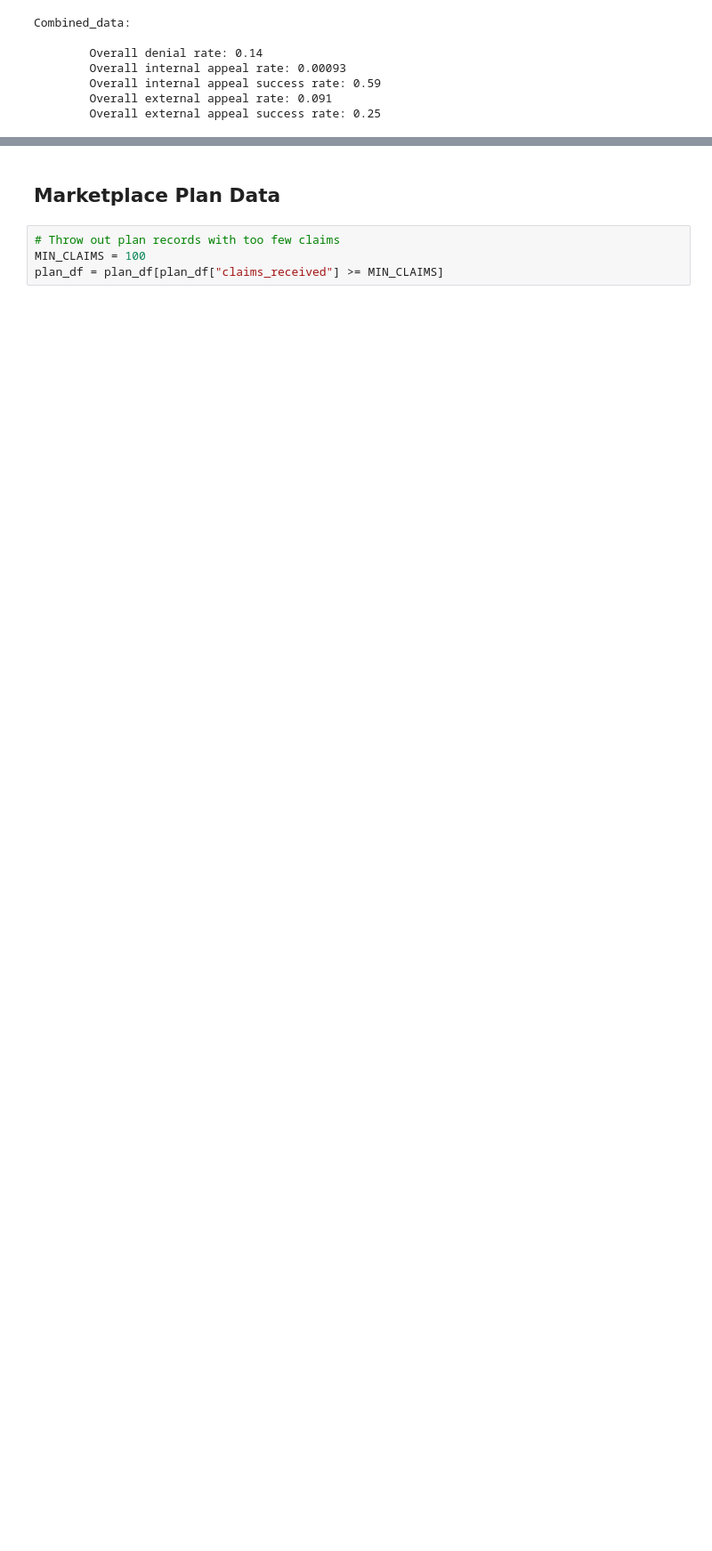
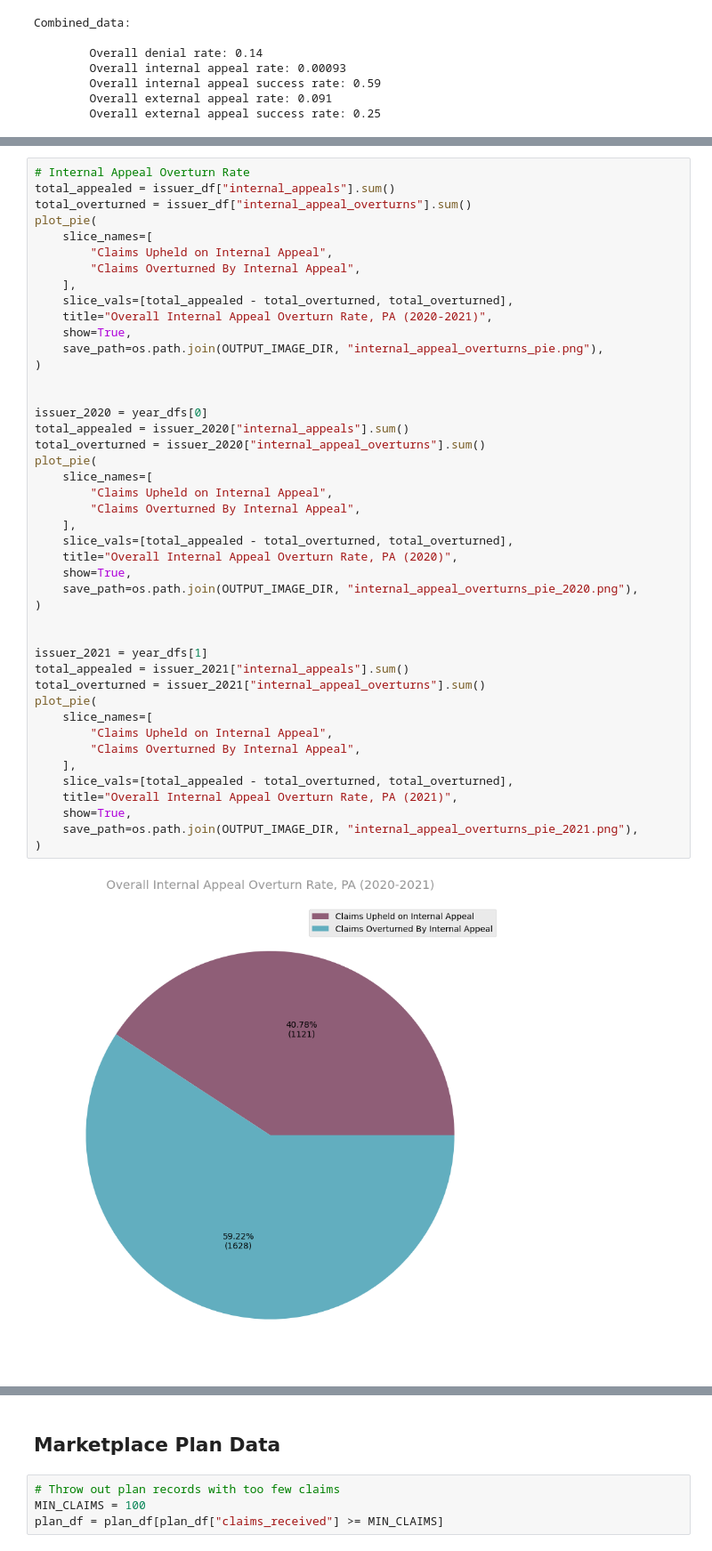
Before and after one commit to TPAFS/investigations, a Jupyter notebook: investigations/claims_denials/pa_claims.ipynb, the cells around one changed output, grey strips where cells are left out. Shown at 89% size. Drawn from its saved outputs; the diff is of its cells as text; blank space fills up the shorter version.

```diff
--- a/investigations/claims_denials/pa_claims.ipynb
+++ b/investigations/claims_denials/pa_claims.ipynb
@@ -609,0 +647,46 @@ plot_pie(
+# %%
+# Internal Appeal Overturn Rate
+total_appealed = issuer_df["internal_appeals"].sum()
+total_overturned = issuer_df["internal_appeal_overturns"].sum()
+plot_pie(
+    slice_names=[
+        "Claims Upheld on Internal Appeal",
+        "Claims Overturned By Internal Appeal",
+    ],
+    slice_vals=[total_appealed - total_overturned, total_overturned],
+    title="Overall Internal Appeal Overturn Rate, PA (2020-2021)",
+    show=True,
+    save_path=os.path.join(OUTPUT_IMAGE_DIR, "internal_appeal_overturns_pie.png"),
+)
+
+
+issuer_2020 = year_dfs[0]
+total_appealed = issuer_2020["internal_appeals"].sum()
+total_overturned = issuer_2020["internal_appeal_overturns"].sum()
+plot_pie(
+    slice_names=[
+        "Claims Upheld on Internal Appeal",
+        "Claims Overturned By Internal Appeal",
+    ],
+    slice_vals=[total_appealed - total_overturned, total_overturned],
+    title="Overall Internal Appeal Overturn Rate, PA (2020)",
+    show=True,
+    save_path=os.path.join(OUTPUT_IMAGE_DIR, "internal_appeal_overturns_pie_2020.png"),
+)
+
+
+issuer_2021 = year_dfs[1]
+total_appealed = issuer_2021["internal_appeals"].sum()
+total_overturned = issuer_2021["internal_appeal_overturns"].sum()
+plot_pie(
+    slice_names=[
+        "Claims Upheld on Internal Appeal",
+        "Claims Overturned By Internal Appeal",
+    ],
+    slice_vals=[total_appealed - total_overturned, total_overturned],
+    title="Overall Internal Appeal Overturn Rate, PA (2021)",
+    show=True,
+    save_path=os.path.join(OUTPUT_IMAGE_DIR, "internal_appeal_overturns_pie_2021.png"),
+)
+# %% [output]
+[figure, added]
```
Also changed, not shown: parts of 5 cells of this notebook.
